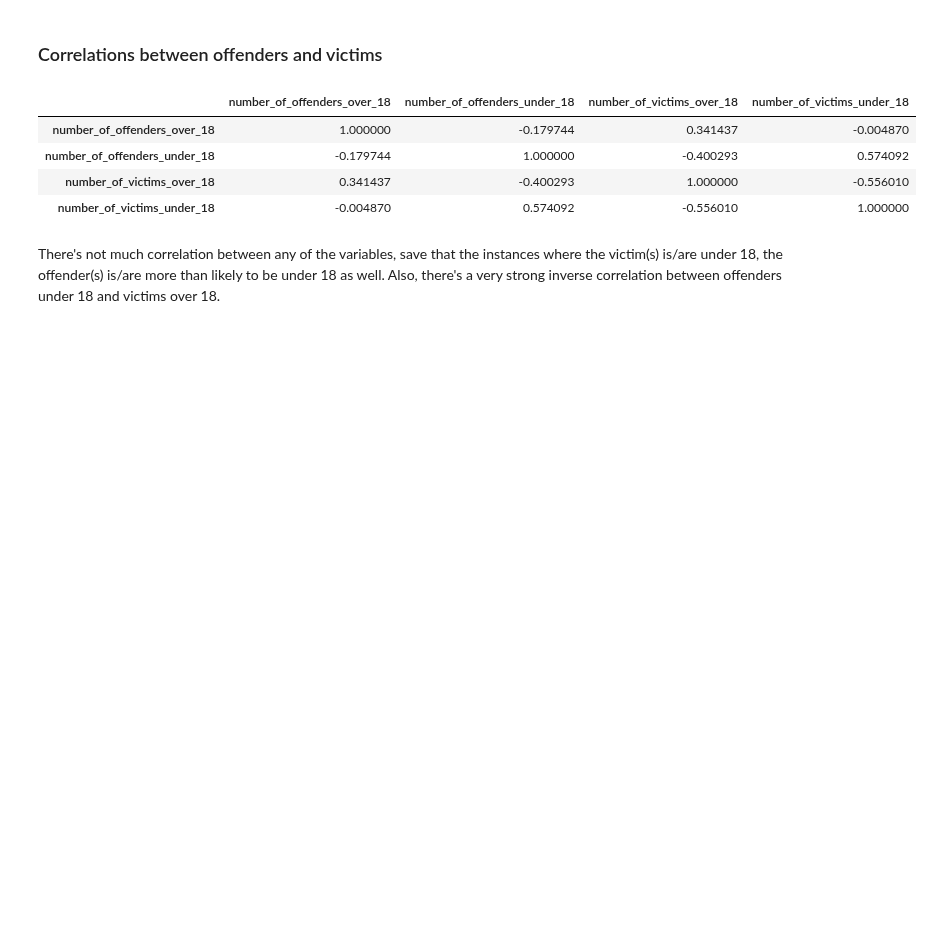
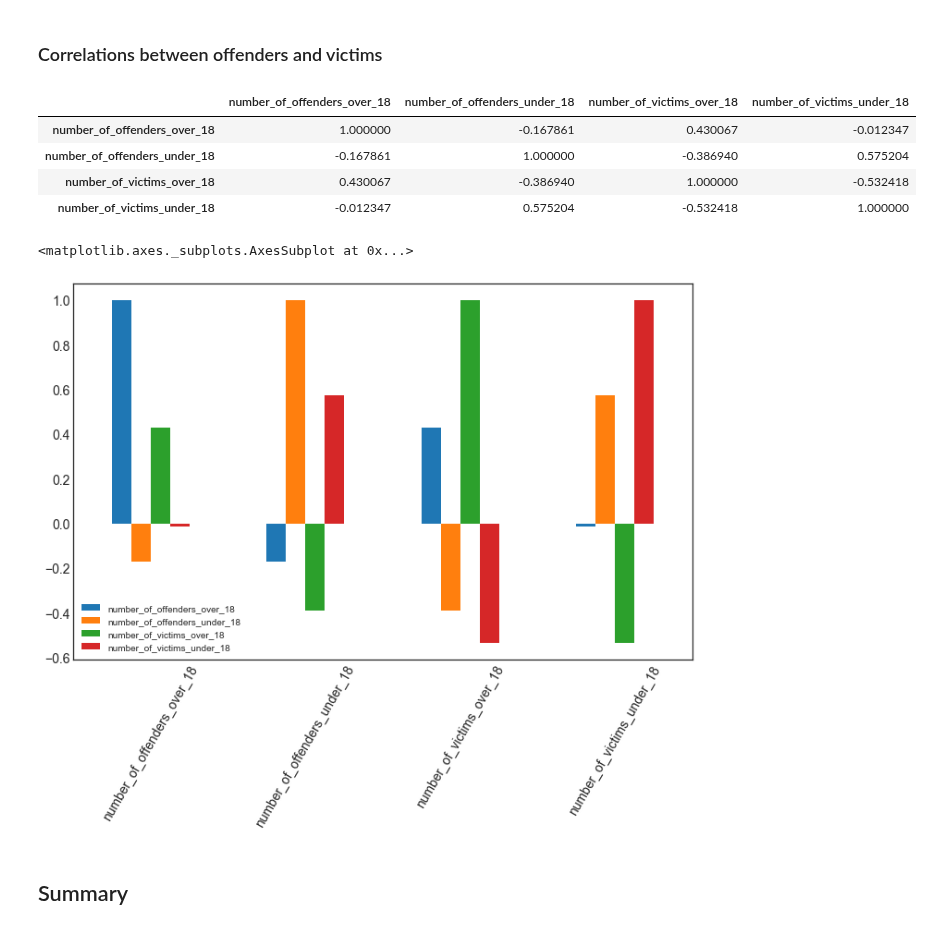
Before and after one commit to rgrantham82/Crime-Analysis, a Jupyter notebook: hate_crimes_analysis/Exploratory Analysis.ipynb, the cells around one changed output. Saved outputs shown, nothing was run; the diff lists cells and outputs as text; code cells hidden in the pictures; blank space fills up the shorter version.

```diff
--- a/hate_crimes_analysis/Exploratory Analysis.ipynb
+++ b/hate_crimes_analysis/Exploratory Analysis.ipynb
@@ -88,0 +23,20 @@ df['race/ethnicity_of_offender(s)'] = df['race/ethnicity_of_offender(s)'].astype
+# %%
+plt.style.use('seaborn-white')
+# %%
+# Loading & examining the dataset
+df = pd.read_csv('datasets\df_new.csv')
+# %%
+# Helper function to clean the data
+def clean_data(df):
+    """Converting and setting the index"""
+    df['date_of_incident'] = df['date_of_incident'].astype('datetime64')
+    df.set_index(['date_of_incident'], inplace=True)
+    df.sort_index(inplace=True)
+    """Converting the following to category type"""
+    cat_col = ['bias',
+               'offense',
+               'offense_location',
+               'race_ethn_offender']
+    df[cat_col] = df[cat_col].astype('category')
+    return df
+df = clean_data(df)
@@ -89 +47,3 @@ df['race/ethnicity_of_offender(s)'] = df['race/ethnicity_of_offender(s)'].astype
+# %%
+df.drop_duplicates(inplace=True)
 # %%
@@ -317,12 +304,17 @@ As a final look, let's examine the correlations between victims and offenders.
 # %%
 # Examining correlations between victims & offenders
 df_corr = df.corr()
 display(df_corr)
+df_corr.plot.bar(rot=60,
+                 fontsize=14,
+                 figsize=(12,7.5))
 # %% [output]
 |  | number_of_offenders_over_18 | number_of_offenders_under_18 | number_of_victims_over_18 | number_of_victims_under_18 |
-| number_of_offenders_over_18 | 1.000000 | -0.179744 | 0.341437 | -0.004870 |
-| number_of_offenders_under_18 | -0.179744 | 1.000000 | -0.400293 | 0.574092 |
-| number_of_victims_over_18 | 0.341437 | -0.400293 | 1.000000 | -0.556010 |
-| number_of_victims_under_18 | -0.004870 | 0.574092 | -0.556010 | 1.000000 |
+| number_of_offenders_over_18 | 1.000000 | -0.167861 | 0.430067 | -0.012347 |
+| number_of_offenders_under_18 | -0.167861 | 1.000000 | -0.386940 | 0.575204 |
+| number_of_victims_over_18 | 0.430067 | -0.386940 | 1.000000 | -0.532418 |
+| number_of_victims_under_18 | -0.012347 | 0.575204 | -0.532418 | 1.000000 |
+<matplotlib.axes._subplots.AxesSubplot at 0x...>
+[figure, added]
-# %% [markdown]
-There's not much correlation between any of the variables, save that the instances where the victim(s) is/are under 18, the offender(s) is/are more than likely to be under 18 as well. Also, there's a very strong inverse correlation between offenders under 18 and victims over 18.
+# %% [markdown]
+## Summary
```
Also changed, not shown: parts of 15 cells of this notebook.
